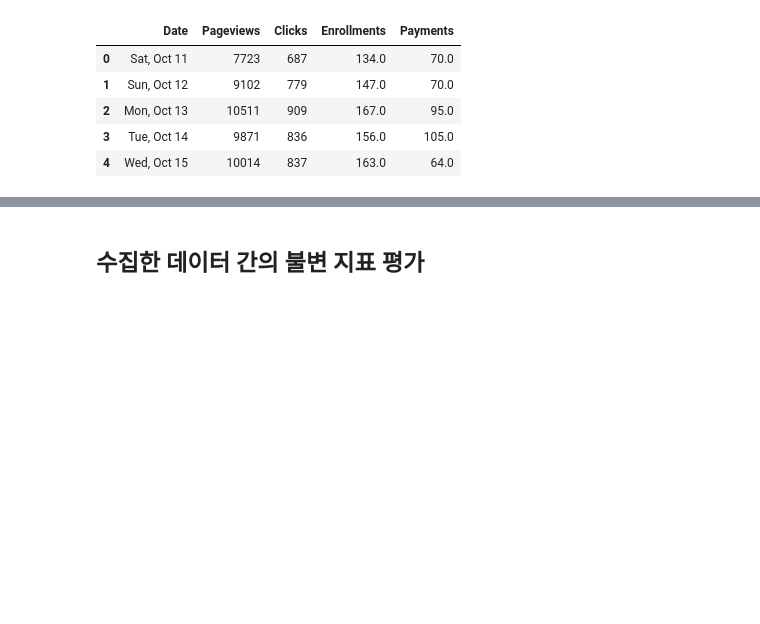
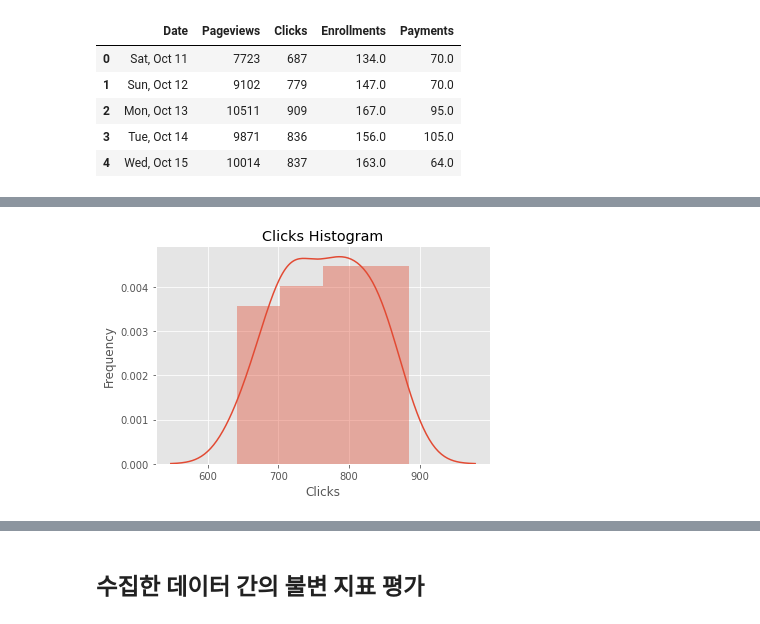
Before and after one commit to GGpark1/A-B-testing, a Jupyter notebook: A_B_test_project.ipynb, the cells around one changed output, grey strips where cells are left out. Cells and saved outputs as stored; diff of their text form; code cells hidden in the pictures; blank space fills up the shorter version.

```diff
--- a/A_B_test_project.ipynb
+++ b/A_B_test_project.ipynb
@@ -238,0 +262,4 @@ control.head()
+# %%
+print_dist(experiment, 'Clicks')
+# %% [output]
+[figure, added]
```
Also changed, not shown: parts of 27 cells of this notebook, 1 other file.
